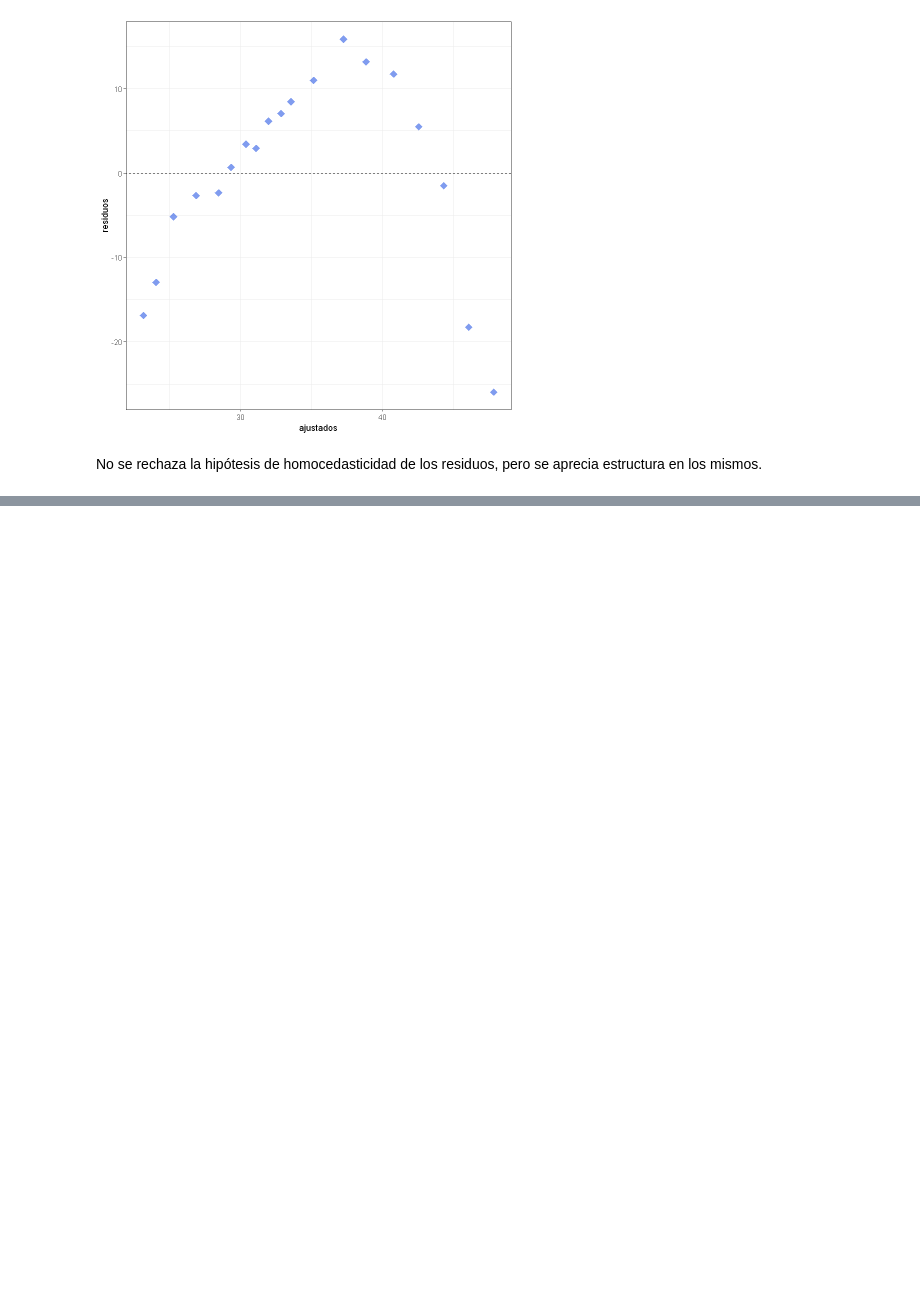
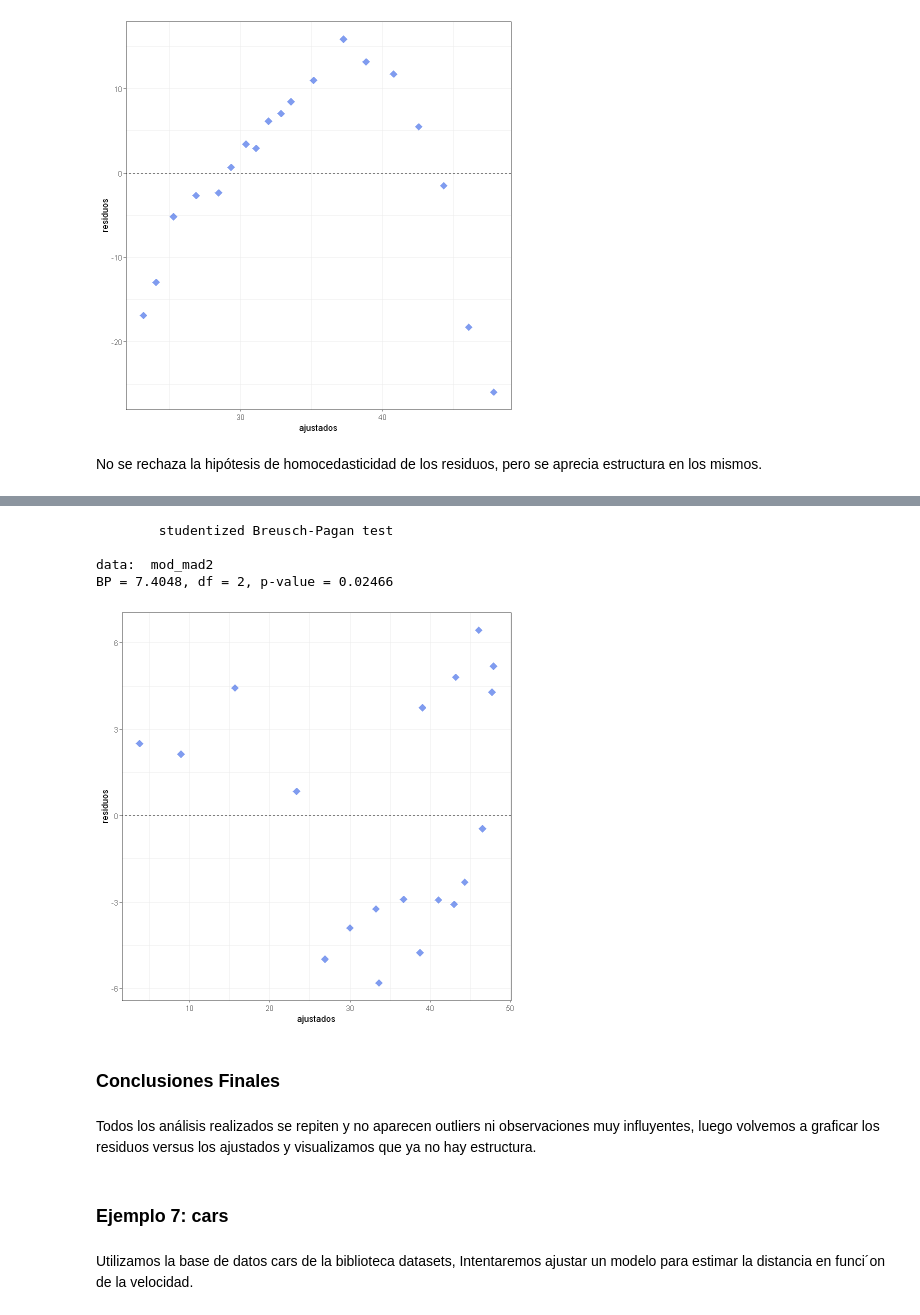
Before and after one commit to ferdcoz/mcd-reg-adv, a Jupyter notebook: 0_Teoria/RA_T_C2.ipynb, the cells around one changed output, grey strips where cells are left out. Cells and saved outputs as stored; diff of their text form; code cells hidden in the pictures; blank space fills up the shorter version.

```diff
--- a/RA_T_C2.ipynb
+++ b/0_Teoria/RA_T_C2.ipynb
@@ -358,0 +364,4 @@ No se rechaza la hipótesis de homocedasticidad de los residuos, pero se aprecia
+# %%
+mod_mad2 <- lm( resist ~ madera + I( madera**2 ), data = madera )
+
+summary( mod_mad2 )
@@ -358,0 +397,31 @@ No se rechaza la hipótesis de homocedasticidad de los residuos, pero se aprecia
+# %%
+ # test de Breusch Pagan
+bptest( mod_mad2 )
+
+ajustados <- mod_mad2$fitted.values
+residuos <- residuals( mod_mad2 )
+databp <- data.frame( ajustados, residuos )
+
+ggplot( databp, aes( x = ajustados, y = residuos ) ) +
+    geom_point( color = '#013ADF',
+        fill = '#013ADF',
+        size = 4,
+        shape = 18,
+        alpha = 0.5) +
+    xlab( 'ajustados') +
+    geom_abline( slope = 0, linetype = 'dashed') +
+    theme_bw()
+# %% [output]
+        studentized Breusch-Pagan test
+
+data:  mod_mad2
+BP = 7.4048, df = 2, p-value = 0.02466
+[figure, added]
+# %% [markdown]
+### Conclusiones Finales
+# %% [markdown]
+Todos los análisis realizados se repiten y no aparecen outliers ni observaciones muy influyentes, luego volvemos a graficar los residuos versus los ajustados y visualizamos que ya no hay estructura.
+# %% [markdown]
+### Ejemplo 7: cars
+# %% [markdown]
+Utilizamos la base de datos cars de la biblioteca datasets, Intentaremos ajustar un modelo para estimar la distancia en funci´on de la velocidad.
```
Also changed, not shown: parts of 29 cells of this notebook, 15 other files.
